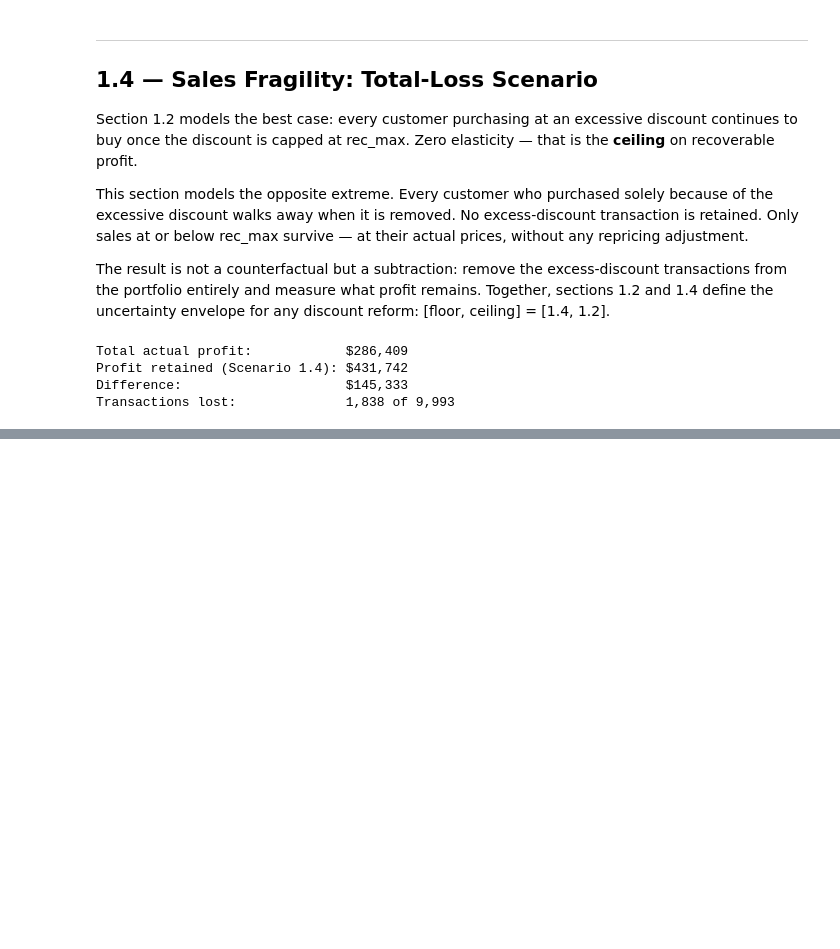
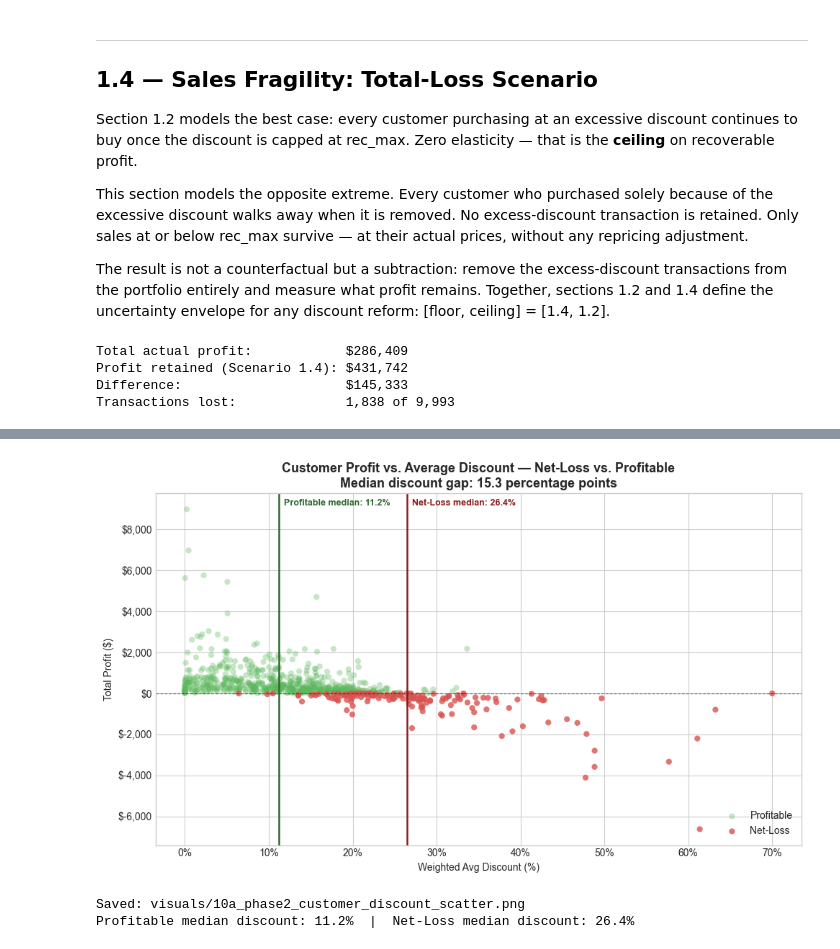
Before and after one commit to JoseFranTZ/superstore-sales-analysis, a Jupyter notebook: notebooks/03_phase2_discounts.ipynb, the cells around one changed output, grey strips where cells are left out. Saved outputs shown, nothing was run; the diff lists cells and outputs as text; code cells hidden in the pictures; blank space fills up the shorter version.

Commit message:
Add Phase 2 sections 2 and 3; restructure notebooks 1 and 2

```diff
--- a/notebooks/03_phase2_discounts.ipynb
+++ b/notebooks/03_phase2_discounts.ipynb
@@ -845,0 +955,48 @@ Table 4 — Fragility Scenario: Transactions Lost and Profit Retained by Sub-Cat
+# %%
+# Scatter: weighted avg discount vs. total profit — net-loss vs. profitable
+fig, ax = plt.subplots(figsize=(10, 6))
+
+for group, color, alpha, zorder in [
+    ('Profitable', '#5cb85c', 0.35, 1),
+    ('Net-Loss',   '#d9534f', 0.80, 2),
+]:
+    mask = cust_profile['group'] == group
+    ax.scatter(
+        cust_profile.loc[mask, 'weighted_disc'] * 100,
+        cust_profile.loc[mask, 'total_profit'],
+        color=color, alpha=alpha, s=35, label=group,
+        edgecolors='none', zorder=zorder
+    )
+
+# Median discount per group — makes the 15pp discriminator visually explicit
+med_pr = pr['weighted_disc'].median() * 100
+med_nl = nl['weighted_disc'].median() * 100
+
+ax.axhline(0, color='black', linewidth=0.8, linestyle='--', alpha=0.6)
+ax.axvline(med_pr, color='#2d6a2d', linewidth=1.8, linestyle='-')
+ax.axvline(med_nl, color='#8b1a1a', linewidth=1.8, linestyle='-')
+
+y_top = ax.get_ylim()[1]
+ax.text(med_pr, y_top * 0.97, f'  Profitable median: {med_pr:.1f}%',
+        fontsize=9, color='#2d6a2d', fontweight='bold', va='top')
+ax.text(med_nl, y_top * 0.97, f'  Net-Loss median: {med_nl:.1f}%',
+        fontsize=9, color='#8b1a1a', fontweight='bold', va='top')
+
+ax.set_xlabel('Weighted Avg Discount (%)')
+ax.set_ylabel('Total Profit ($)')
+ax.set_title('Customer Profit vs. Average Discount — Net-Loss vs. Profitable\n'
+             f'Median discount gap: {med_nl - med_pr:.1f} percentage points',
+             fontsize=13, fontweight='bold')
+ax.xaxis.set_major_formatter(mtick.PercentFormatter())
+ax.yaxis.set_major_formatter(mtick.FuncFormatter(lambda x, _: f'${x:,.0f}'))
+ax.legend(loc='lower right')
+
+plt.tight_layout()
+plt.savefig('../visuals/10a_phase2_customer_discount_scatter.png', dpi=150, bbox_inches='tight')
+plt.show()
+print('Saved: visuals/10a_phase2_customer_discount_scatter.png')
+print(f'Profitable median discount: {med_pr:.1f}%  |  Net-Loss median discount: {med_nl:.1f}%')
+# %% [output]
+[figure, added]
+Saved: visuals/10a_phase2_customer_discount_scatter.png
+Profitable median discount: 11.2%  |  Net-Loss median discount: 26.4%
```
Also changed, not shown: parts of 29 cells of this notebook, 12 other files.
